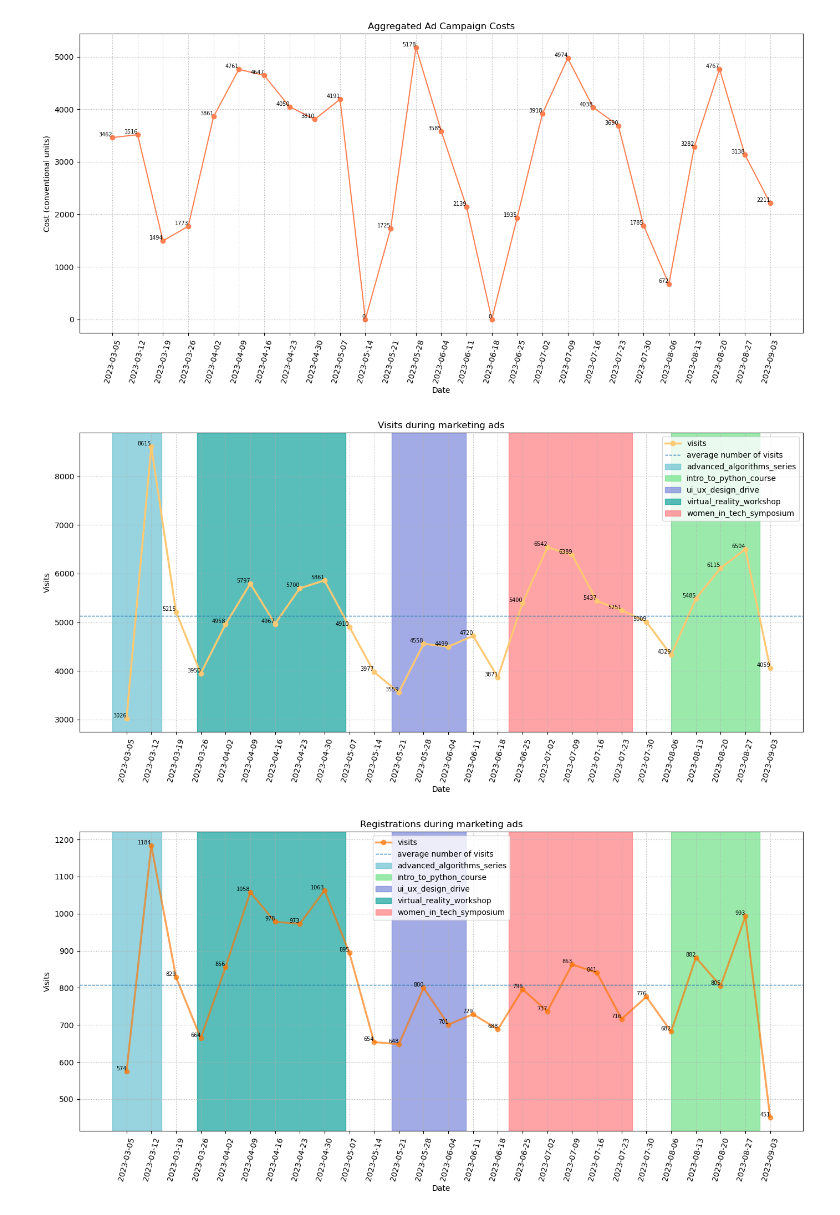
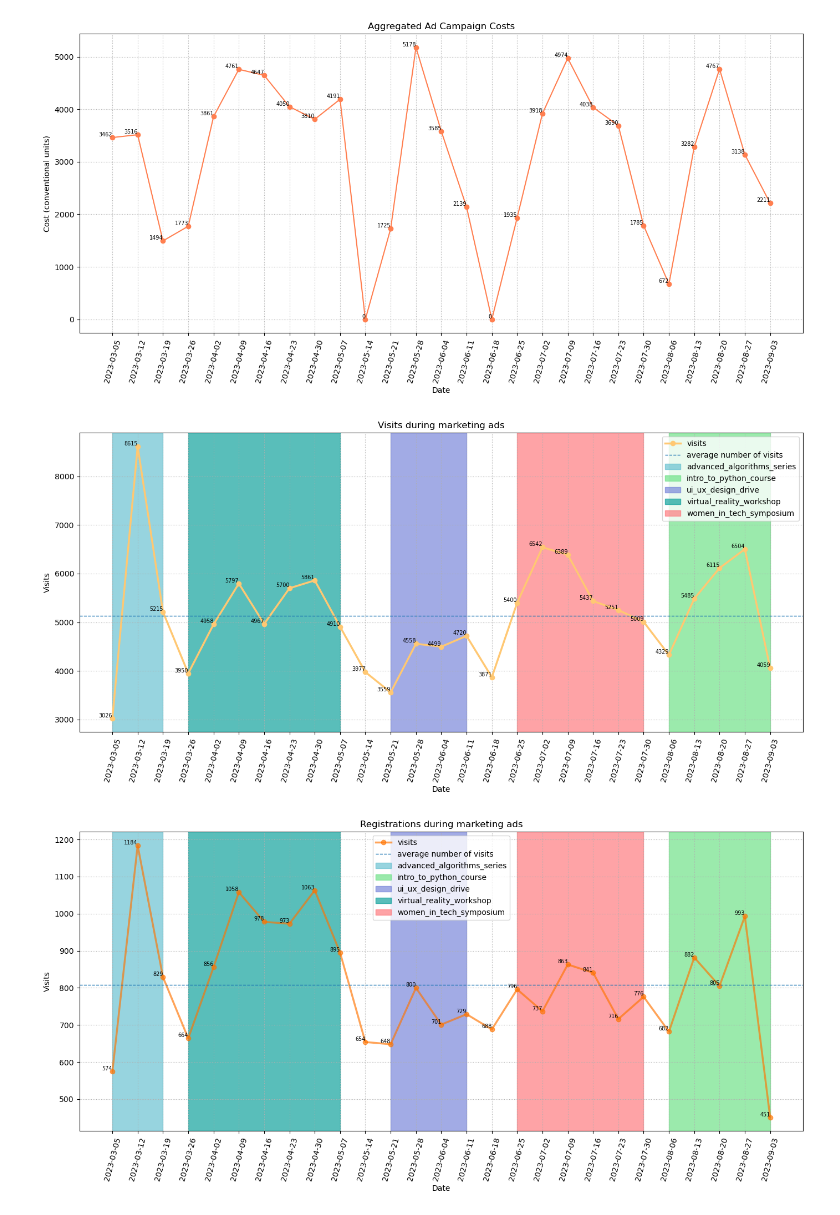
Before and after one commit to Unbeliev4ble/Conversion_dashboard, a Jupyter notebook: charts_project.ipynb, the cells around one changed output. Drawn from its saved outputs; the diff is of its cells as text; code cells hidden in the pictures.

Commit message:
edited last graphs

```diff
--- a/3_proj.ipynb
+++ b/charts_project.ipynb
@@ -7,11 +21,8 @@ import matplotlib.pyplot as plt
 # %%
 # обозначаем константы
 
-API_URL = 'https://data-charts-api.hexlet.app/'
-START_DATE = '2023-03-01'
-END_DATE = '2023-09-01'
-VISITS_FOR_THE_PERIOD = f'{API_URL}visits?begin={START_DATE}&end={END_DATE}'
-REGISTRATIONS_FOR_THE_PERIOD = f'{API_URL}registrations?begin={START_DATE}&end={END_DATE}'
+VISITS_FOR_THE_PERIOD = f'{API_URL}visits?begin={DATE_BEGIN}&end={DATE_END}'
+REGISTRATIONS_FOR_THE_PERIOD = f'{API_URL}registrations?begin={DATE_BEGIN}&end={DATE_END}'
 VISITS_AGENTS_TO_AVOID = ['bot']
 # %%
 # запрашиваем данные, получаем дф
@@ -64,18 +77,16 @@ visreg_df.head()
 # %%
 # Получаем данные по рекламе, мержим с дф посещений-регистрации, очищаем данные
 
-# получаем данные по рекламным кампаниям
-ads_df = pd.read_csv('./ads.csv')
 ads = ads_df.copy()
 
 # преобразовываем даты к типу datetime, оставляем только год-месяц-день
 ads['date_group'] = pd.to_datetime(ads['date']).dt.date
 
 #аггрегируем данные
-g_ads = ads.groupby(['date_group', 'utm_campaign']).agg({'cost': 'sum'}).reset_index()
+gr_ads = ads.groupby(['date_group', 'utm_campaign']).agg({'cost': 'sum'}).reset_index()
 
 # мерджим с visits и registrations
-df = pd.merge(visreg_df, g_ads,
+df = pd.merge(visreg_df, gr_ads,
               on='date_group',
               how='left').sort_values(by=['date_group'])
 
@@ -87,10 +98,11 @@ df['cost'] = df['cost'].fillna(0)
 df.isnull().sum()
 
 #оставим только нужные нам столбцы
-required_df = df[['date_group', 'visits', 'registrations', 'cost', 'utm_campaign']]
+required_df = df[['date_group', 'visits', 'registrations', 'cost', 'utm_campaign', 'platform']]
 
 #сохраняем итоговой результат
 required_df.to_json('./ads.json')
+df.to_csv('./generaldf.csv')
 # %%
 required_df.head()
 # %% [output]
@@ -127,7 +139,7 @@ web = gr_dates_pltf[gr_dates_pltf['platform'] == 'web']
 
 #данные по продолжительности рекламных кампаний
 gr_ads_dates = df_for_charts.groupby('utm_campaign')['date_group'].agg(['min', 'max']).reset_index()
-gr_ads_dates = gr_ads[gr_ads['utm_campaign'] != 'none']
+gr_ads_dates = gr_ads_dates[gr_ads_dates['utm_campaign'] != 'none']
 
 #словарь цветов для унификации графиков
 charts_colors = {'visits': '#FFC873',
@@ -359,7 +384,7 @@ plt.show()
 # %% [output]
 [figure]
 # %%
-# Визиты c выделением рекламных кампаний
+# визиты c выделением рекламных кампаний
 
 fig, ax = plt.subplots(figsize=(14, 7))
 
@@ -370,47 +395,47 @@ plt.plot(gr_dates['date_group'],
            marker="o",
            label = 'visits')
 
 for x, y in zip(gr_dates['date_group'], gr_dates['visits']):
     plt.text(x, y, f"{round(y)}", fontsize=7, ha='right', va='bottom')
 
 plt.axhline(y=gr_dates['visits'].mean(),
             linestyle='--',
             linewidth=1,
             label="average number of visits")
 
-for tuple, series in gr_ads_dates.iterrows():
+for t, series in gr_ads_dates.iterrows():
     plt.axvspan(series['min'],
                 series['max'],
                 label = series['utm_campaign'],
                 color=charts_colors[series['utm_campaign']],
                 alpha = 0.65)
 
 ax.set(xlabel='Date',
        ylabel='Visits',
        title='Visits during marketing ads')
 
 ax.legend()
 plt.xticks(gr_dates['date_group'],
            rotation=75)
 ax.grid(axis='both', ls=':')
 
 plt.tight_layout()
 plt.savefig('./charts/Visits_during_marketing_ads.png')
 plt.show()
 # %% [output]
-[figure, old version]
+[figure, new version]
 # %%
 # Регистрации с выделением рекламных кампаний
 
 fig, ax = plt.subplots(figsize=(14, 7))
 
 plt.plot(gr_dates['date_group'],
-           gr_dates['registrations'],
-           charts_colors['registrations'],
-           linewidth=2.5,
-           marker="o",
-           label = 'visits',
-           alpha = 0.65)
+         gr_dates['registrations'],
+         charts_colors['registrations'],
+         linewidth=2.5,
+         marker="o",
+         label = 'visits',
+         alpha = 0.65)
 
 for x, y in zip(gr_dates['date_group'], gr_dates['registrations']):
     plt.text(x, y, f"{round(y)}", fontsize=7, ha='right', va='bottom')
@@ -440,4 +465,4 @@ plt.tight_layout()
 plt.savefig('./charts/Registrations_during_marketing_ads.png')
 plt.show()
 # %% [output]
-[figure, old version]
+[figure, new version]
```
Also changed, not shown: parts of 10 cells of this notebook, 7 other files.
